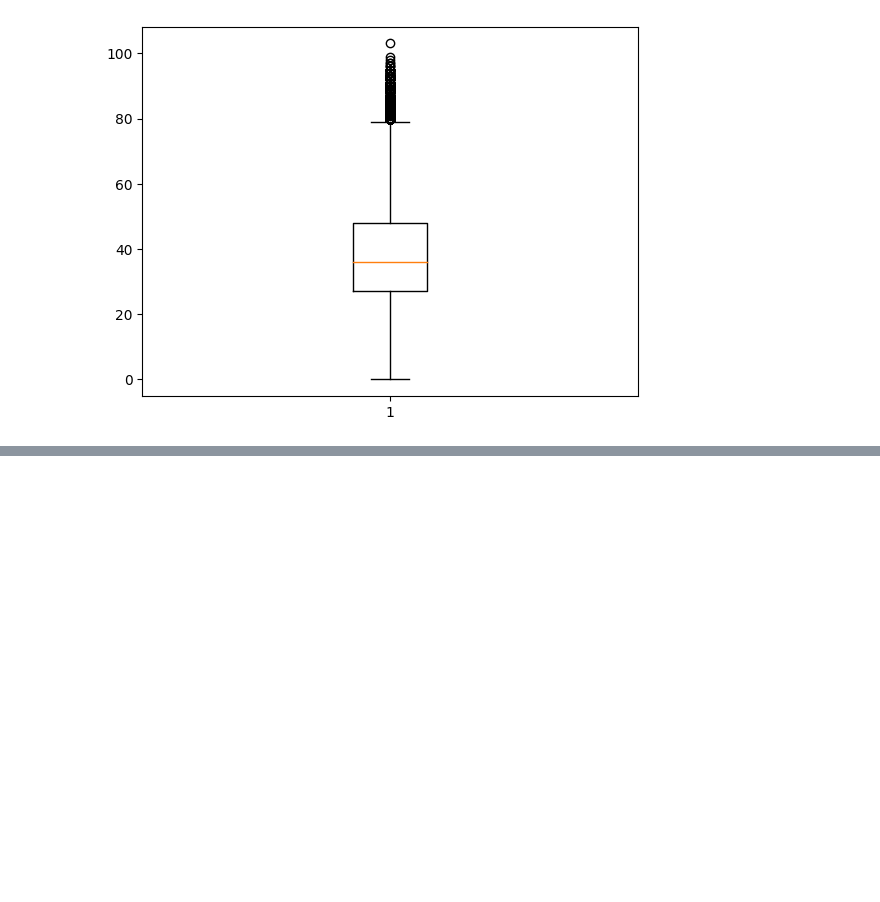
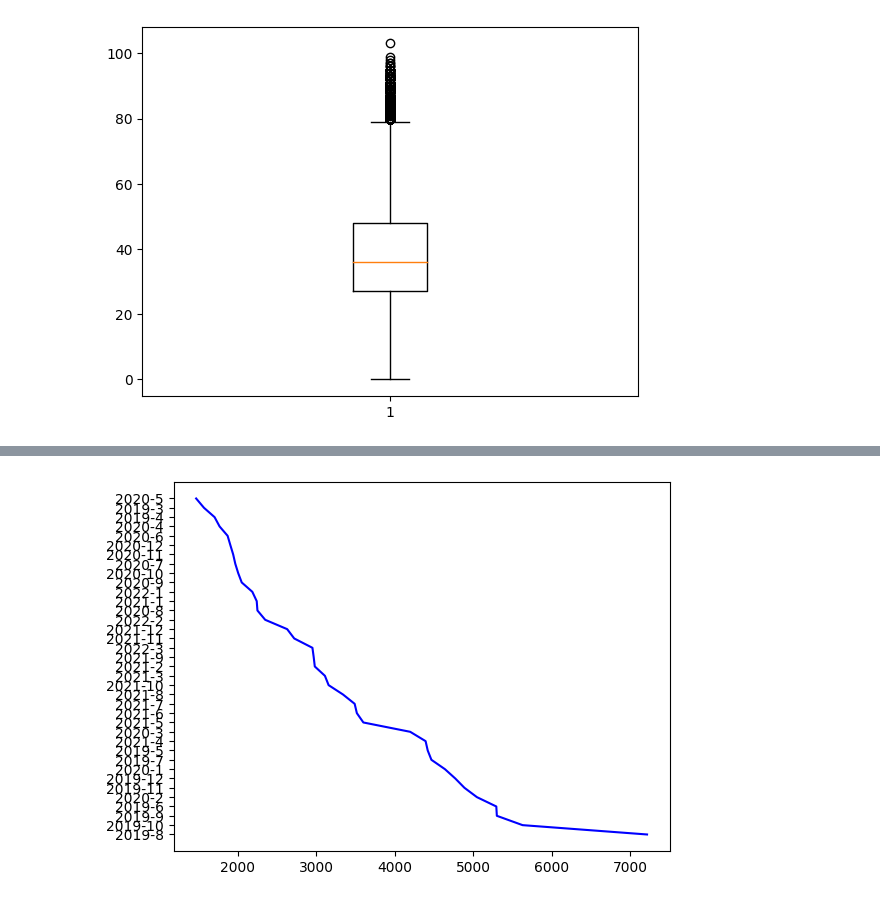
Before and after one commit to ortega-kvian/lab1_103, a Jupyter notebook: diagrama_de_caja_Ortega_Karla.ipynb, the cells around one changed output, grey strips where cells are left out. Drawn from its saved outputs; the diff is of its cells as text; code cells hidden in the pictures; blank space fills up the shorter version.

```diff
--- a/diagrama_de_caja_Ortega_Karla.ipynb
+++ b/diagrama_de_caja_Ortega_Karla.ipynb
@@ -40,0 +64,17 @@ Name: usuaria_edad, Length: 119978, dtype: float64
+# %%
+import pandas as pd
+import matplotlib.pyplot as plt
+
+# Obtener url de archivo csv
+path= "/content/drive/MyDrive/Conjunto de datos/pepeatenciones_abogadas_de_las_mujeres - atenciones_abogadas_de_las_mujeres.csv"
+# Leer el CSV
+df = pd.read_csv(path)
+# Obtener el conteo de cada categoria
+conteo= df["anio_mes"].value_counts()
+
+#Crear un grafico de linea con dos lineas
+plt.plot(conteo, conteo.index, color="blue")
+
+plt.show()
+# %% [output]
+[figure, added]
```
Also changed, not shown: parts of 2 cells of this notebook.
